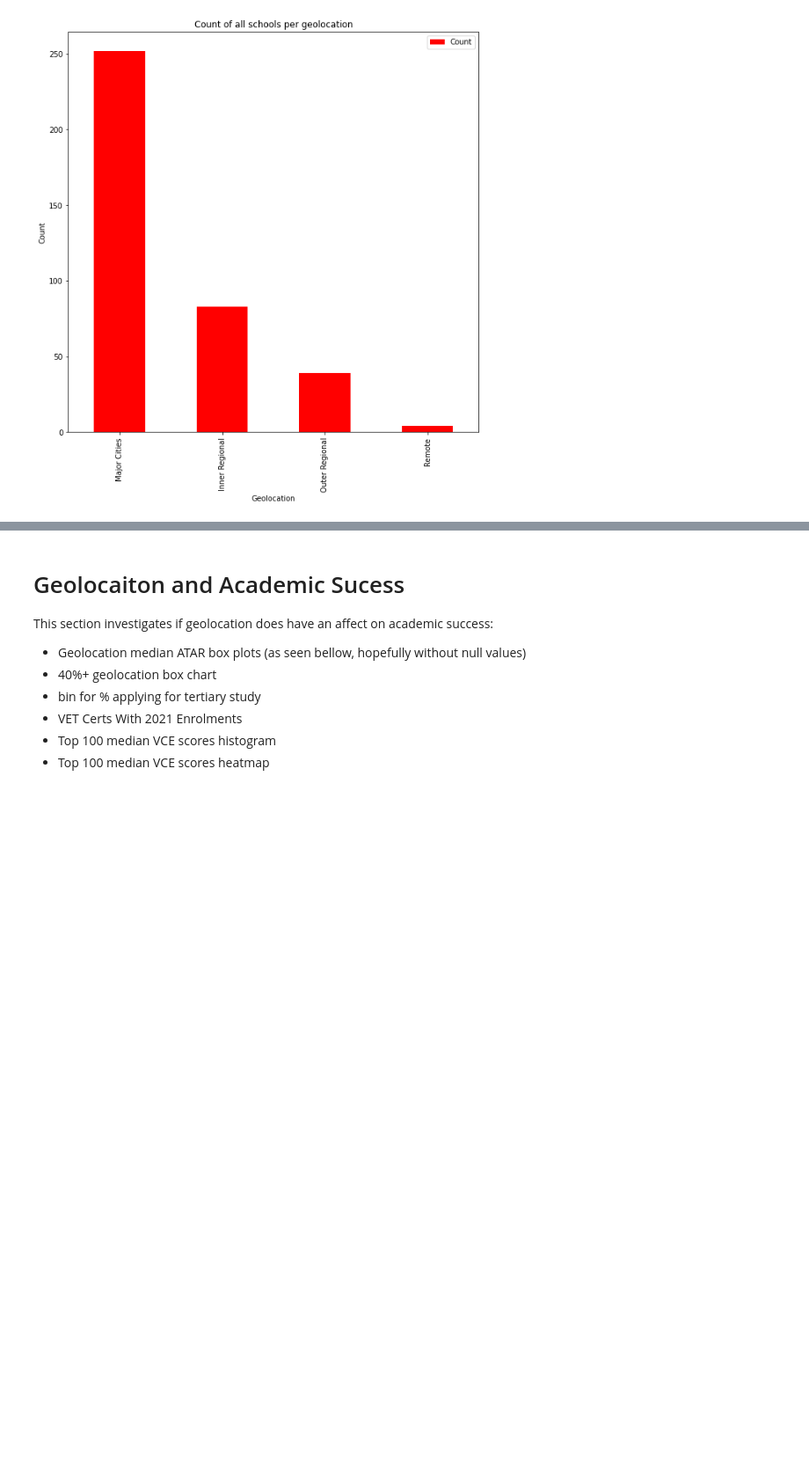
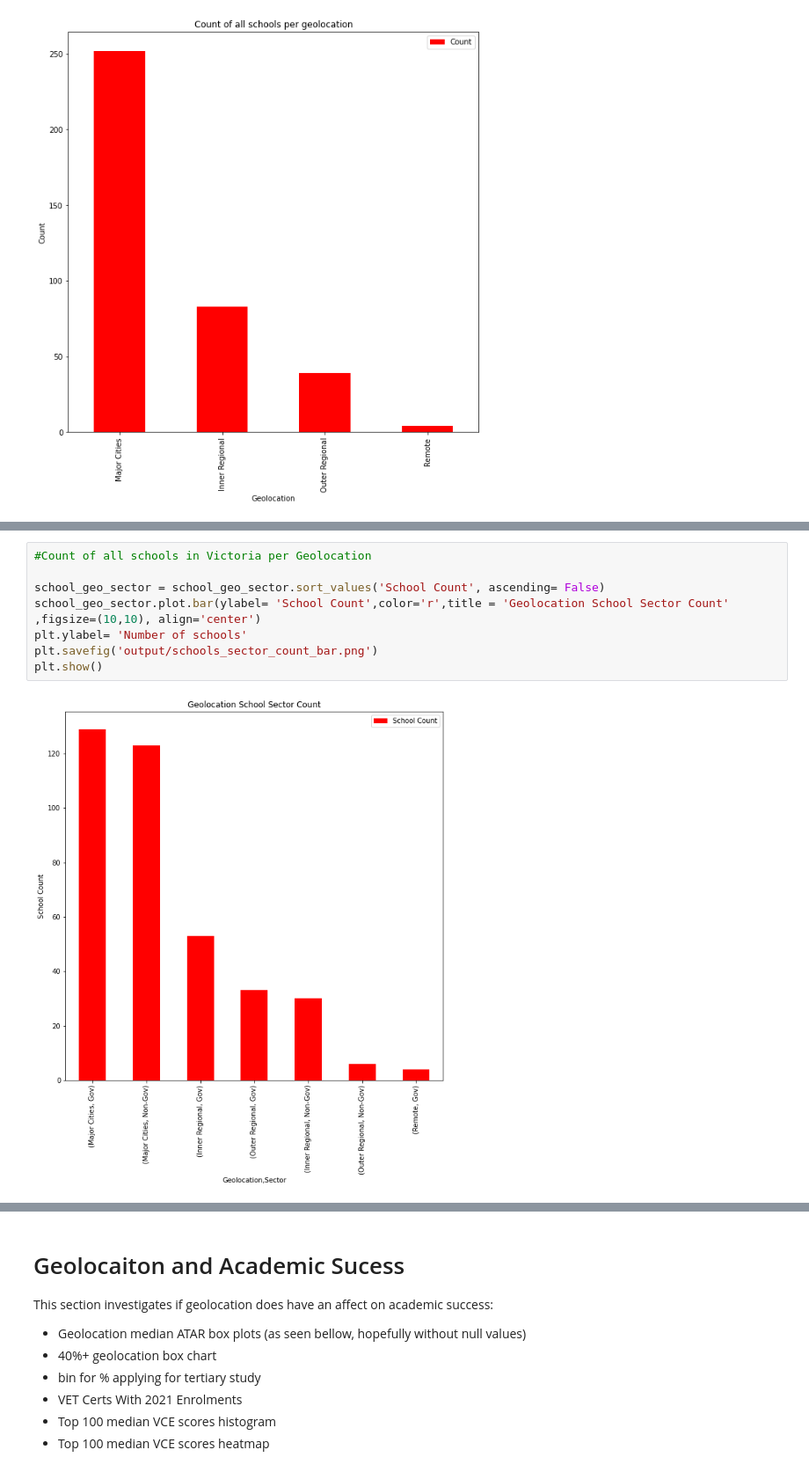
Before and after one commit to joshmartin33/project-one, a Jupyter notebook: analysis.ipynb, the cells around one changed output, grey strips where cells are left out. Shown at 88% size. Drawn from its saved outputs; the diff is of its cells as text; blank space fills up the shorter version.

```diff
--- a/analysis.ipynb
+++ b/analysis.ipynb
@@ -130,0 +159,10 @@ since this is less directly relavent to the analysis it might be skiped but it c
+# %%
+#Count of all schools in Victoria per Geolocation
+
+school_geo_sector = school_geo_sector.sort_values('School Count', ascending= False)
+school_geo_sector.plot.bar(ylabel= 'School Count',color='r',title = 'Geolocation School Sector Count' ,figsize=(10,10), align='center')
+plt.ylabel= 'Number of schools'
+plt.savefig('output/schools_sector_count_bar.png')
+plt.show()
+# %% [output]
+[figure, added]
```
Also changed, not shown: parts of 9 cells of this notebook, 6 other files.
